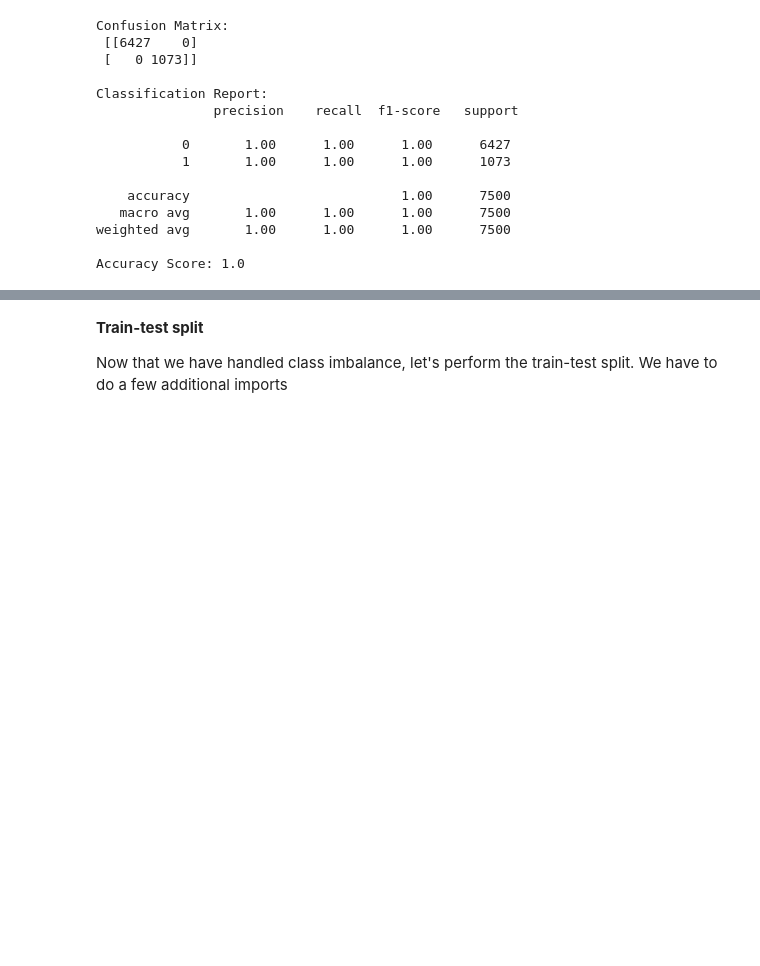
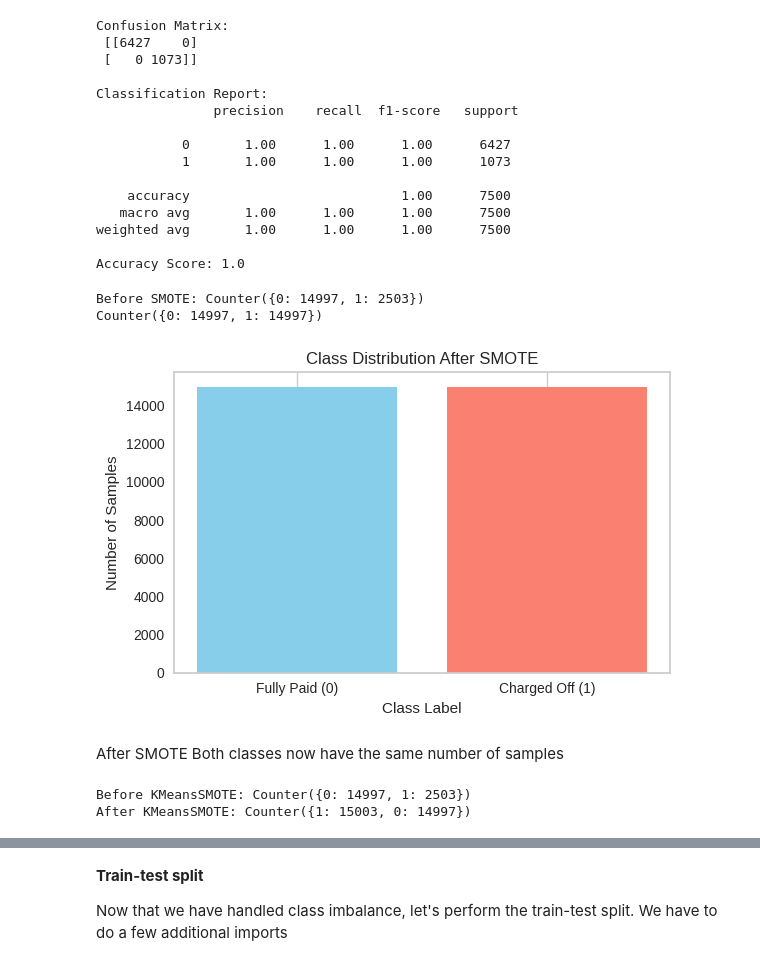
Before and after one commit to mkhallymysore/lending_club, a Jupyter notebook: Starter_Code_Loan_Approval_Lending_Club.ipynb, the cells around one changed output, grey strips where cells are left out. Drawn from its saved outputs; the diff is of its cells as text; code cells hidden in the pictures; blank space fills up the shorter version.

```diff
--- a/Starter_Code_Loan_Approval_Lending_Club.ipynb
+++ b/Starter_Code_Loan_Approval_Lending_Club.ipynb
@@ -1158,2 +1156,49 @@ from imblearn.over_sampling import SMOTE
+# %%
+import matplotlib.pyplot as plt
+from collections import Counter
+
+# Example: after applying SMOTE
+from imblearn.over_sampling import SMOTE
+smote = SMOTE(random_state=42)
+print("Before SMOTE:", Counter(y_train_encoded))
+X_train_bal, y_train_bal = smote.fit_resample(X_train_encoded, y_train_encoded)
+
+# Count class distribution
+class_counts = Counter(y_train_bal)
+print(class_counts)
+
+# Visualize class distribution
+# Plot using pyplot
+plt.figure(figsize=(6, 4))
+plt.bar(class_counts.keys(), class_counts.values(), color=['skyblue', 'salmon'])
+plt.title("Class Distribution After SMOTE")
+plt.xlabel("Class Label")
+plt.ylabel("Number of Samples")
+plt.xticks([0, 1], labels=['Fully Paid (0)', 'Charged Off (1)'])
+plt.grid(axis='y')
+plt.tight_layout()
+plt.show()
+# %% [output]
+Before SMOTE: Counter({0: 14997, 1: 2503})
+Counter({0: 14997, 1: 14997})
+[figure, added]
+# %% [markdown]
+After SMOTE Both classes now have the same number of samples
+# %%
+## KMeans Smote
+from imblearn.over_sampling import KMeansSMOTE
+
+# Before oversampling
+print("Before KMeansSMOTE:", Counter(y_train_encoded))
+
+# Apply KMeansSMOTE
+kmeans_smote = KMeansSMOTE(random_state=42, cluster_balance_threshold=0.05)
+X_train_bal_km, y_train_bal_km = kmeans_smote.fit_resample(X_train_encoded, y_train_encoded)
+
+# After oversampling
+print("After KMeansSMOTE:", Counter(y_train_bal_km))
+# %% [output]
+Before KMeansSMOTE: Counter({0: 14997, 1: 2503})
+After KMeansSMOTE: Counter({1: 15003, 0: 14997})
 # %%
 ## Write code
```
Also changed, not shown: parts of 13 cells of this notebook.
